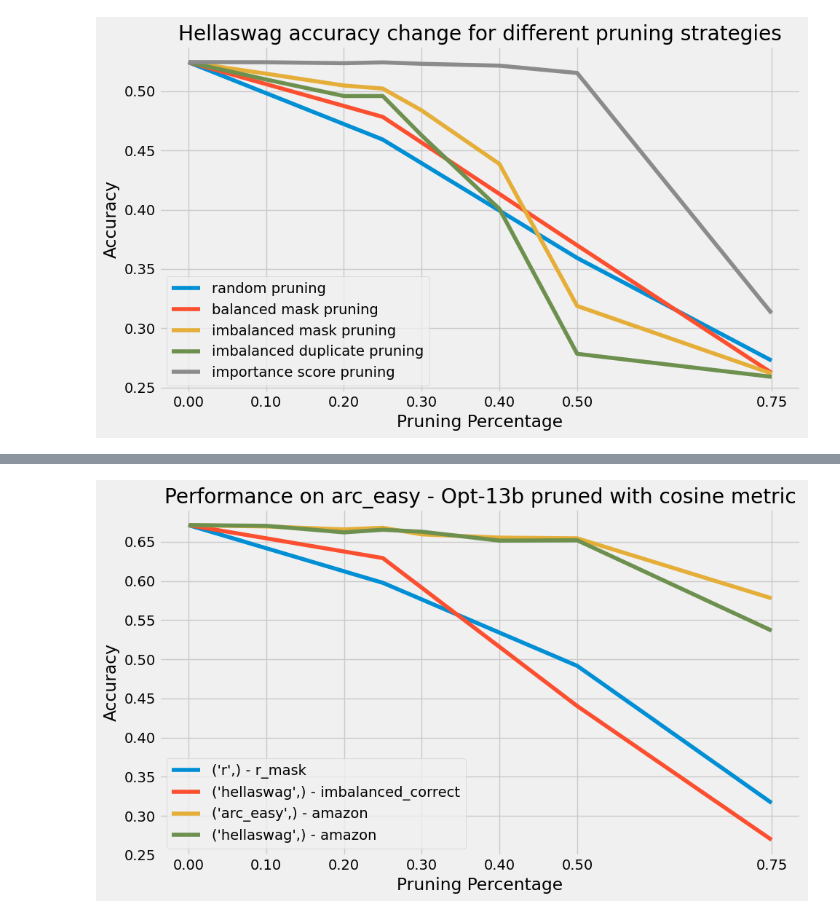
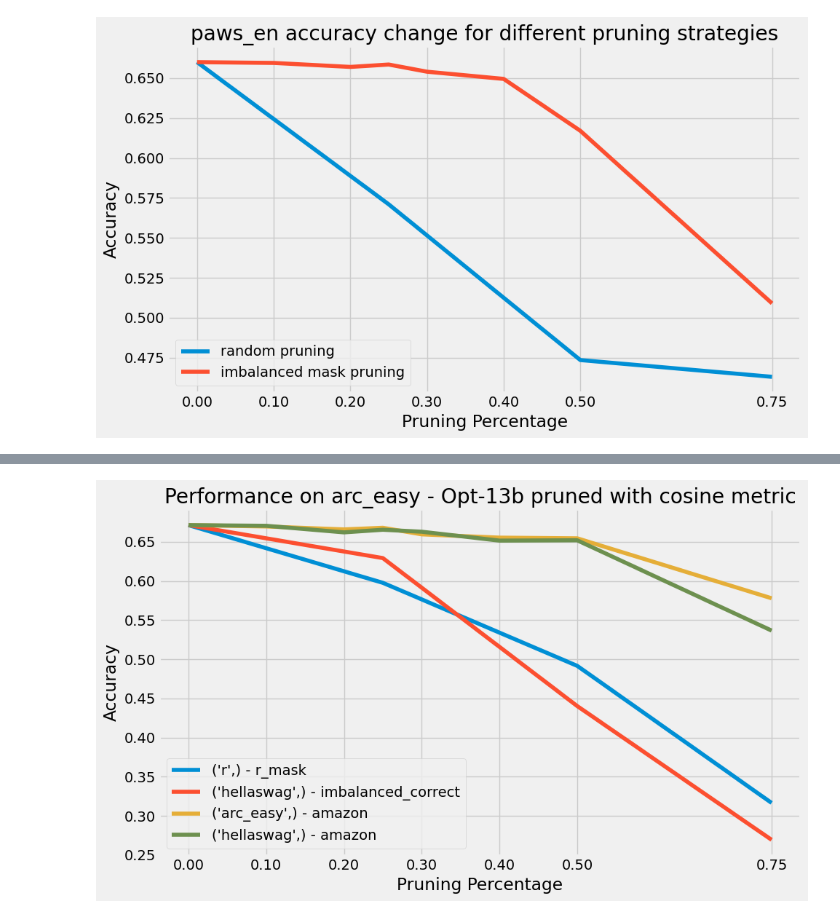
Before and after one commit to johanlaursen/explainabloomity, a Jupyter notebook: results.ipynb, the cells around one changed output, grey strips where cells are left out. Drawn from its saved outputs; the diff is of its cells as text; code cells hidden in the pictures.

```diff
--- a/results.ipynb
+++ b/results.ipynb
@@ -223,30 +136,30 @@ metric_based_plot(df[df['prune_method'] == 'balanced_mask'], prune_metric='cosin
 # %%
 td = {'imbalanced_amazon': 'imbalanced amazon', 'balanced_mask': 'balanced mask pruning', 'r_mask': 'random pruning', 'imbalanced_correct_mask': 'imbalanced mask pruning', 'imbalanced_correct': 'imbalanced duplicate pruning', 'amazon': 'importance score pruning'}
 # %%
-def plot_task_comparison(df, task, prune_metric, prune_methods = ['r_mask', 'balanced_mask', 'imbalanced_correct_mask', 'imbalanced_correct', 'amazon'], model='opt-13b'):
+def plot_task_comparison(df, task, prune_metric, prune_methods = ['r_mask', 'imbalanced_correct_mask', 'amazon'], model='opt-13b'):
     plt.figure(figsize=(10, 6))
 
     for prune_method in prune_methods:
         # Filtering data based on task, prune method, metric, and model
         task_data = df[(df['task'] == task) & (df['prune_method'] == prune_method) &
                        ((df['metric'] == prune_metric) | (df['metric'] == 'amazon') | (df['metric'] == 'r')) & (df['model'] == model)]
         mask = (task_data['prune_task'] == task) | (task_data['prune_task'] == 'r')
         task_data = task_data[mask]
         for prune_task, group_data in task_data.groupby(['prune_task']):
             # Sort and plot each group
             sorted_data = group_data.sort_values(by=['percent'])
             plt.plot(sorted_data['percent'], sorted_data['norm_accuracy'], label=f'{td[prune_method]}')
 
     # Setting plot details
-    plt.title(f'Hellaswag accuracy change for different pruning strategies')
+    plt.title(f'{task} accuracy change for different pruning strategies')
     plt.xlabel('Pruning Percentage')
     plt.ylabel('Accuracy')
     plt.legend(loc='lower left')
     plt.xticks([0, 0.1, 0.2, 0.3, 0.4, 0.5, 0.75])
     plt.tight_layout()
     plt.show()
 
 # Call the function for a specific task
-plot_task_comparison(df_final, task='hellaswag', prune_metric='cosine_cosine', model='opt-13b')
+plot_task_comparison(df_final, task='paws_en', prune_metric='cosine_cosine', model='opt-13b')
 # %% [output]
-[figure, old version]
+[figure, new version]
```
Also changed, not shown: parts of 12 cells of this notebook.
